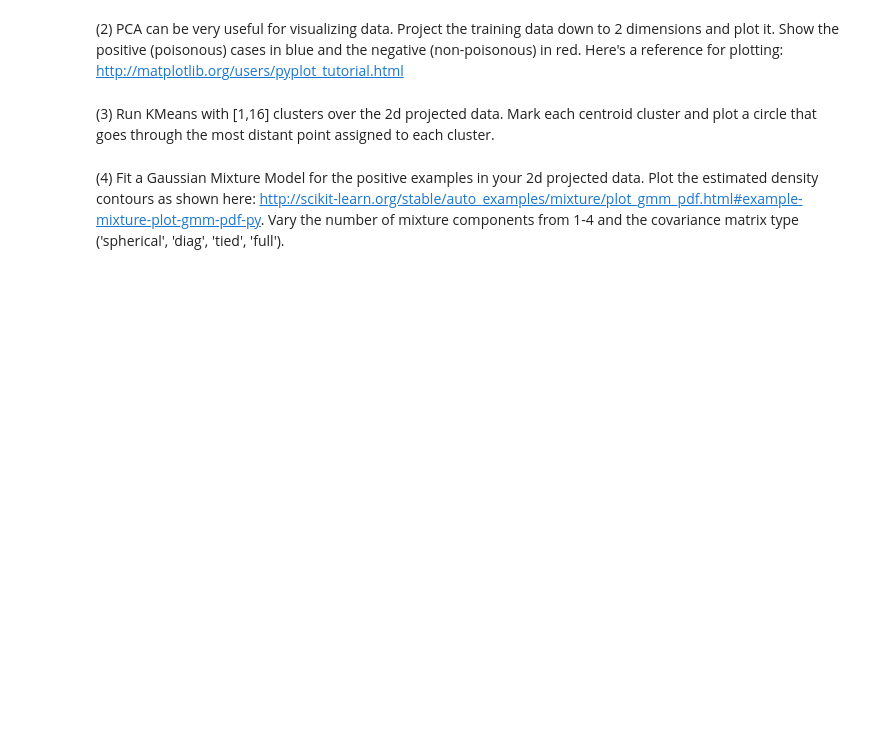
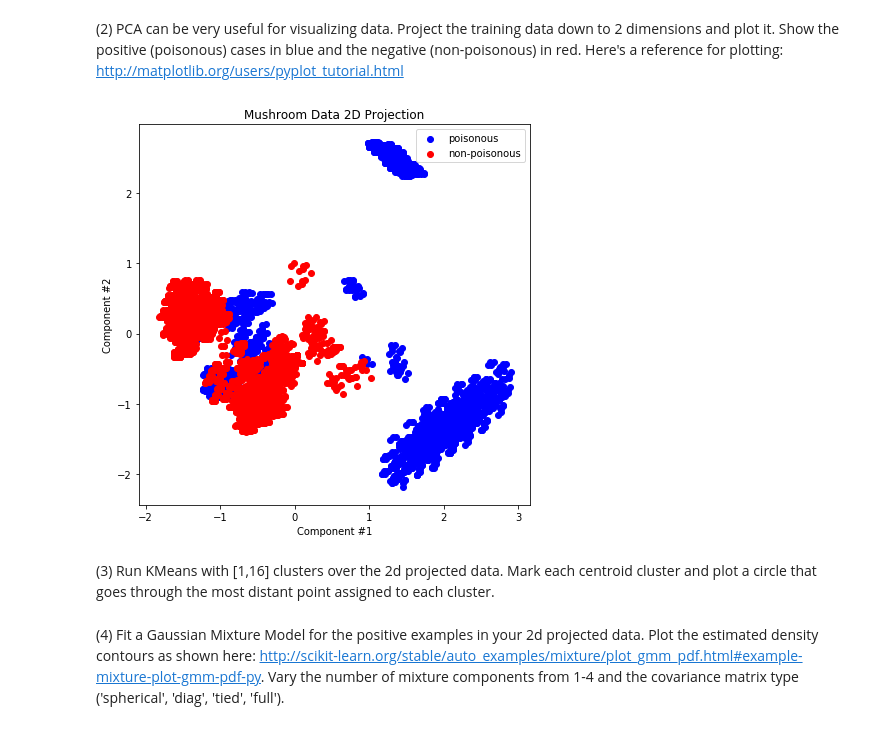
Before and after one commit to lukedoolittle/w207_summer_2017, a Jupyter notebook: project3/doolittle_luke_p3.ipynb, the cells around one changed output. Drawn from its saved outputs; the diff is of its cells as text; code cells hidden in the pictures; blank space fills up the shorter version.

```diff
--- a/project3/doolittle_luke_p3.ipynb
+++ b/project3/doolittle_luke_p3.ipynb
@@ -78,3 +83,32 @@ print(train_data.shape, test_data.shape)
+# %%
+def P2():
+    # perform a PCA transformation with 50 components and break out the
+    # positive cases (train_label==1) and the negative cases (train_label==0)
+    pca_transform = PCA(n_components = 2)
+    pca_transform.fit(train_data)
+    pca_features = pca_transform.transform(train_data)
+    poisonous_features = pca_features[np.where(train_labels == 1)]
+    non_poisonous_features = pca_features[np.where(train_labels == 0)]
+
+    # plot the 2 sets labeling the poisonous data with blue and the
+    # non-poisonous data with red
+    plt.figure(figsize=(7,7))
+    h1 = plt.scatter(poisonous_features[:, 0],
+                     poisonous_features[:, 1],
+                     color='b',
+                     label='poisonous')
+    h2 = plt.scatter(non_poisonous_features[:, 0],
+                     non_poisonous_features[:, 1],
+                     color='r',
+                     label='non-poisonous')
+    plt.title("Mushroom Data 2D Projection")
+    plt.xlabel('Component #1')
+    plt.ylabel('Component #2')
+    plt.legend(handles=[h1, h2])
+
+P2()
+# %% [output]
+[figure, added]
 # %% [markdown]
 (3) Run KMeans with [1,16] clusters over the 2d projected data. Mark each centroid cluster and plot a circle that goes through the most distant point assigned to each cluster.
 # %%
```
Also changed, not shown: parts of 3 cells of this notebook.
